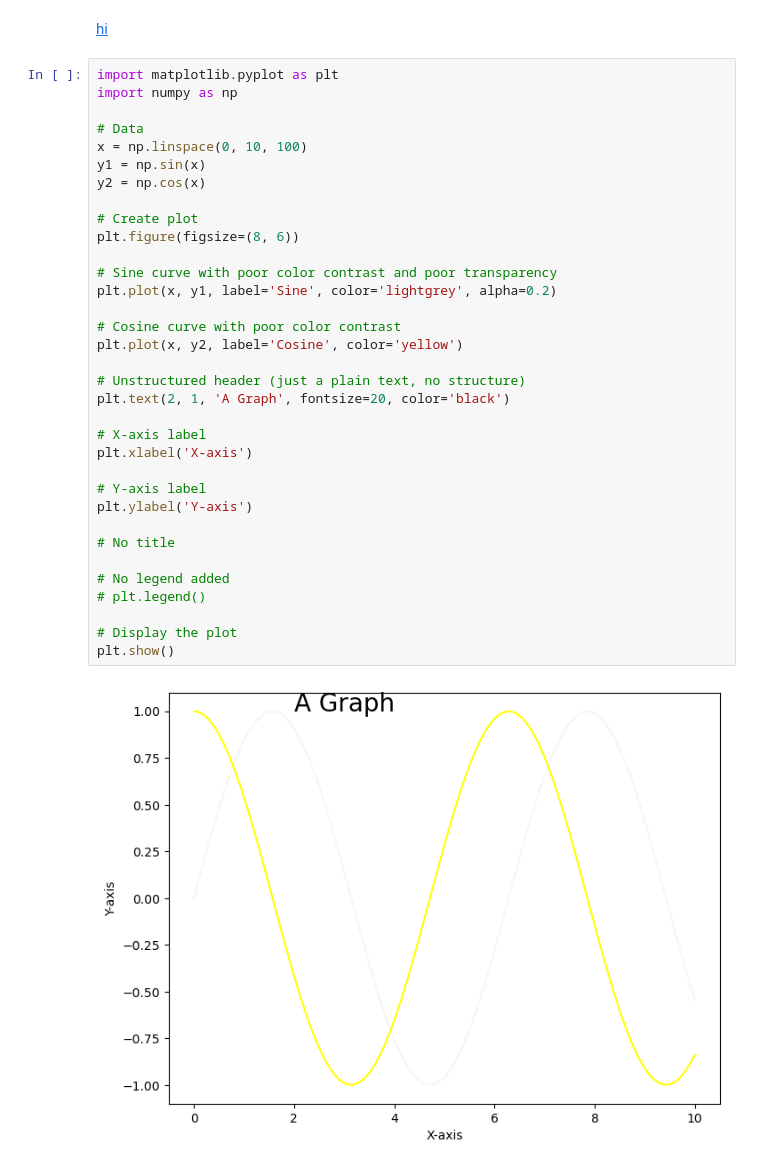
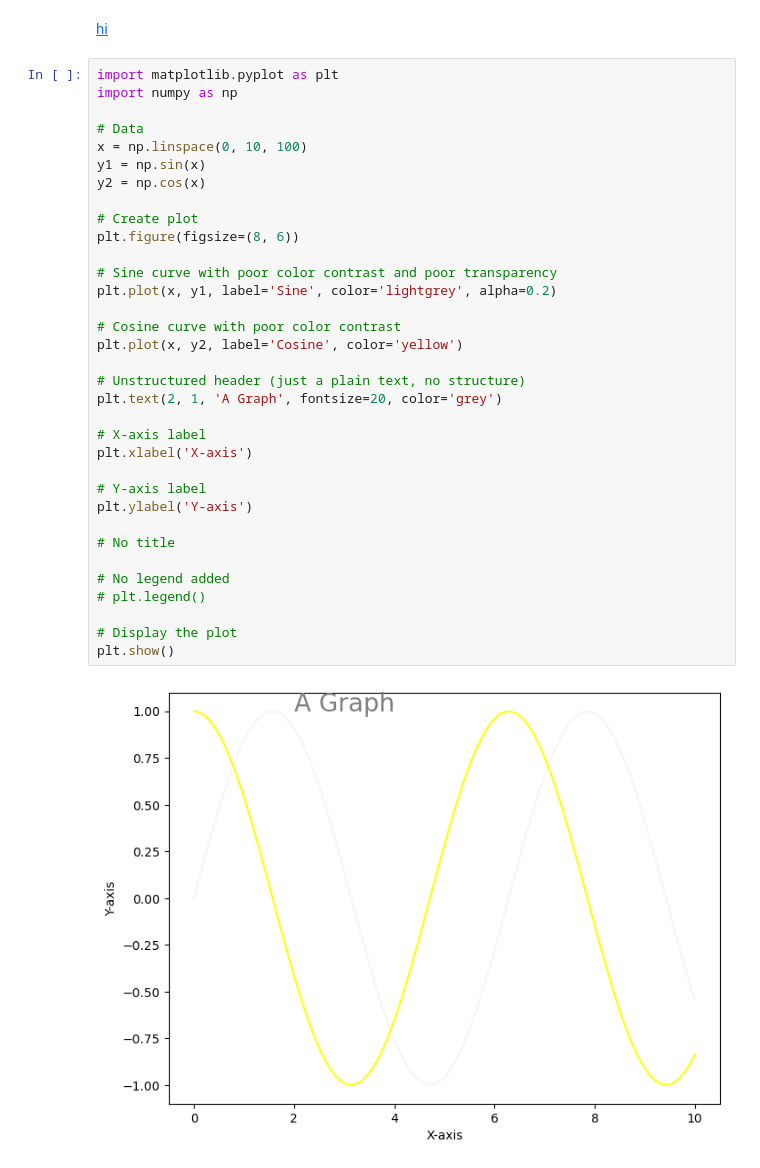
Before and after one commit to vzliu/jupyterlab-a11y-checker-forked, a Jupyter notebook: test_notebooks/lowContrastGraph.ipynb, the cells around one changed output. Saved outputs shown, nothing was run; the diff lists cells and outputs as text.

```diff
--- a/test_notebooks/lowContrastGraph.ipynb
+++ b/test_notebooks/lowContrastGraph.ipynb
@@ -11,32 +11,32 @@ import numpy as np
 # Data
 x = np.linspace(0, 10, 100)
 y1 = np.sin(x)
 y2 = np.cos(x)
 
 # Create plot
 plt.figure(figsize=(8, 6))
 
 # Sine curve with poor color contrast and poor transparency
 plt.plot(x, y1, label='Sine', color='lightgrey', alpha=0.2)
 
 # Cosine curve with poor color contrast
 plt.plot(x, y2, label='Cosine', color='yellow')
 
 # Unstructured header (just a plain text, no structure)
-plt.text(2, 1, 'A Graph', fontsize=20, color='black')
+plt.text(2, 1, 'A Graph', fontsize=20, color='grey')
 
 # X-axis label
 plt.xlabel('X-axis')
 
 # Y-axis label
 plt.ylabel('Y-axis')
 
 # No title
 
 # No legend added
 # plt.legend()
 
 # Display the plot
 plt.show()
 # %% [output]
-[figure, old version]
+[figure, new version]
```
Also changed, not shown: 8 other files.
